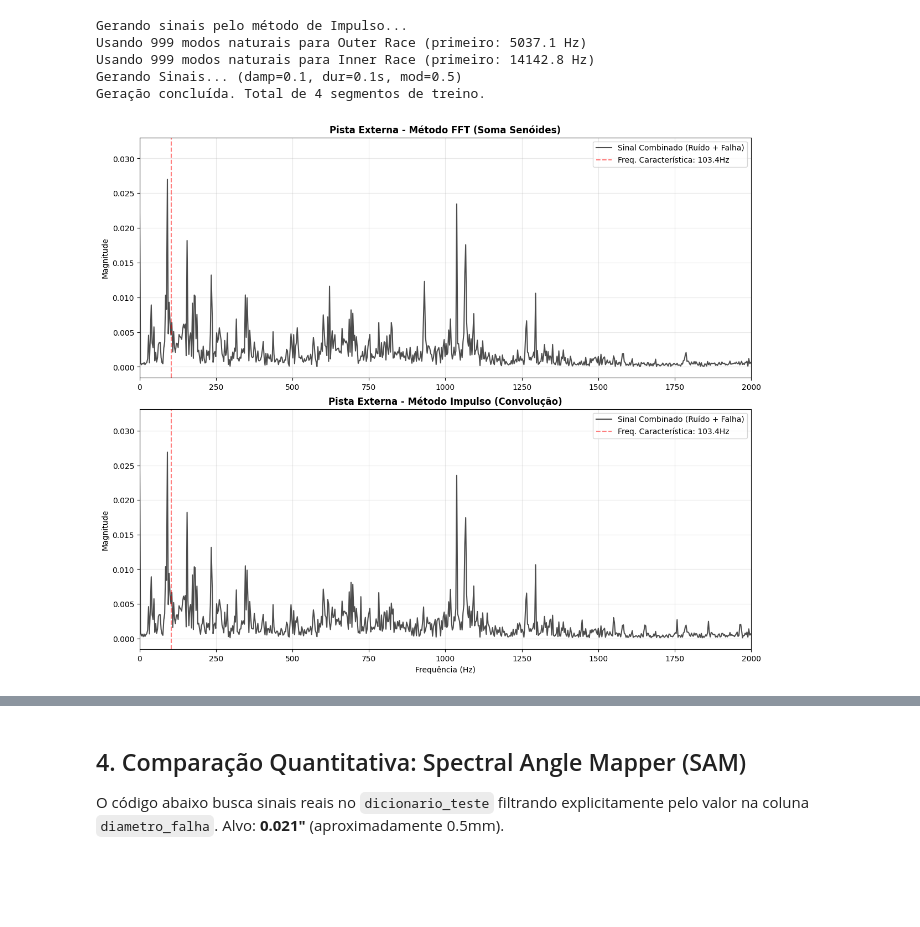
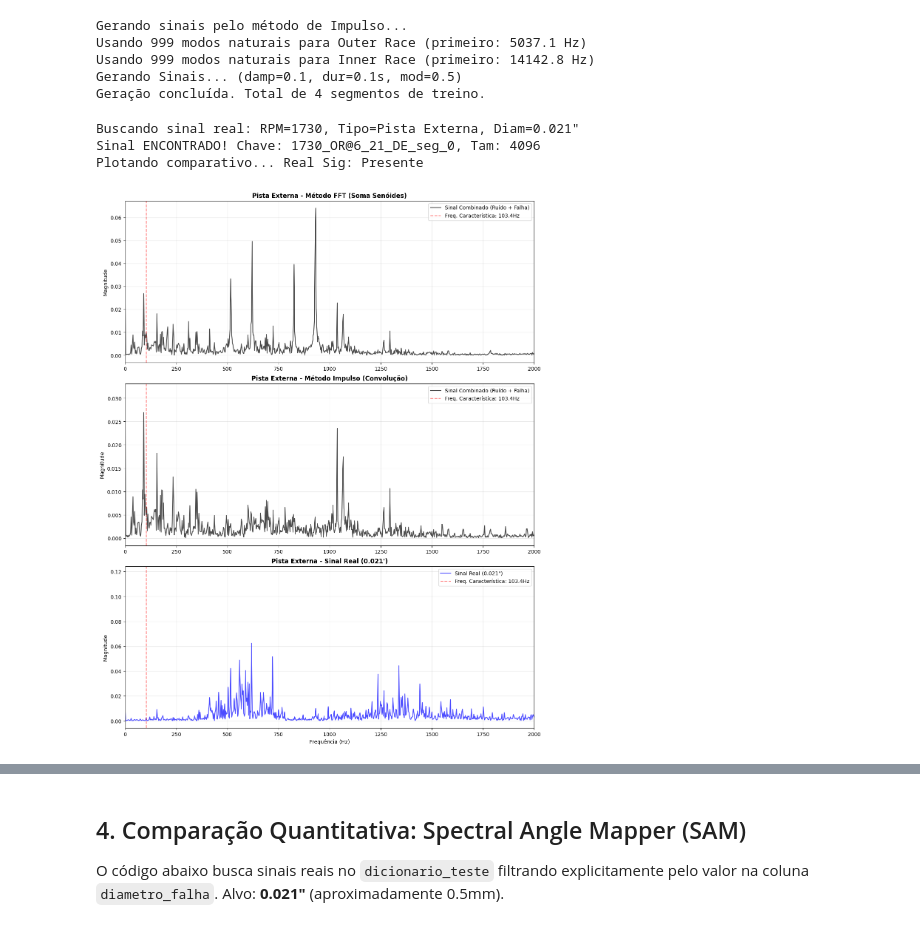
Before and after one commit to ViniciusTomsic/TCC, a Jupyter notebook: compare_synthetic_methods.ipynb, the cells around one changed output, grey strips where cells are left out. Saved outputs shown, nothing was run; the diff lists cells and outputs as text; code cells hidden in the pictures; blank space fills up the shorter version.

Commit message:
real failure signal added

```diff
--- a/compare_synthetic_methods.ipynb
+++ b/compare_synthetic_methods.ipynb
@@ -133,24 +131,61 @@ Geração concluída. Total de 4 segmentos de treino.
 # %%
 # --- Pista Externa ---
 
 # 1. Gerar FFT Method
-spec_outer = bu.calcular_espectro_outer_race(fault_diameter_mm=0.5, rpm=RPM, K=0.008) # Ajuste K para ficar comparável se necessário
+spec_outer = bu.calcular_espectro_outer_race(fault_diameter_mm=0.5, rpm=RPM, K=0.05) # Ajuste K para ficar comparável se necessário
 sig_outer_gen = gsd.synthesize_time_signal(spec_outer, duration=duration, fs=FS)
 # Ajuste de tamanho
 sig_outer_gen = sig_outer_gen[:n] if len(sig_outer_gen) > n else np.pad(sig_outer_gen, (0, n - len(sig_outer_gen)))
 final_outer_fft = normal_seg + sig_outer_gen
 
 # 2. Pegar Impulse Method
 row_outer = df_impulse[df_impulse['tipo_falha_adicionada'] == 'Pista Externa'].iloc[0]
 final_outer_imp = row_outer['sinal_final']
 final_outer_imp_pure = row_outer['sinal_puro']
 
 # Calculate char freq
 coeffs_out = bu.calculate_tandon_coefficients(fault_diameter_mm=0.0, rpm=RPM, fault_type='outer')
 freq_out = coeffs_out['frequencies']['defect_freq_hz']
-plot_comparison("Pista Externa", final_outer_fft, final_outer_imp, characteristic_freq=freq_out)
+
+
+# 3. Pegar Real Signal
+real_sig = None
+target_diam = '0.021"'
+target_fault = 'Pista Externa'
+target_rpm = RPM
+
+print(f"Buscando sinal real: RPM={target_rpm}, Tipo={target_fault}, Diam={target_diam}")
+
+for key, df_seg in ssd.dicionario_teste.items():
+    try:
+        # Casting para evitar erros de tipos (numpy int vs int, etc)
+        meta_rpm = int(df_seg['rotacao_rpm'].iloc[0])
+        meta_type = str(df_seg['tipo_falha'].iloc[0])
+        meta_diam = str(df_seg['diametro_falha'].iloc[0])
+
+        if meta_rpm == int(target_rpm) and meta_type == target_fault and meta_diam == target_diam:
+            real_sig = df_seg['amplitude'].values
+            print(f"Sinal ENCONTRADO! Chave: {key}, Tam: {len(real_sig)}")
+
+            # Adjust size
+            if len(real_sig) < n:
+                 real_sig = np.pad(real_sig, (0, n - len(real_sig)))
+            else:
+                 real_sig = real_sig[:n]
+            break
+    except Exception as e:
+        continue
+
+if real_sig is None:
+    print(f"AVISO: Sinal real NÃO encontrado no dicionário!")
+
+print(f"Plotando comparativo... Real Sig: {'None' if real_sig is None else 'Presente'}")
+plot_comparison("Pista Externa", final_outer_fft, final_outer_imp, characteristic_freq=freq_out, sig_real=real_sig)
 # %% [output]
+Buscando sinal real: RPM=1730, Tipo=Pista Externa, Diam=0.021"
+Sinal ENCONTRADO! Chave: 1730_OR@6_21_DE_seg_0, Tam: 4096
+Plotando comparativo... Real Sig: Presente
-[figure, old version]
+[figure, new version]
 # %%
 # --- Pista Interna ---
 
```
Also changed, not shown: parts of 4 cells of this notebook.
